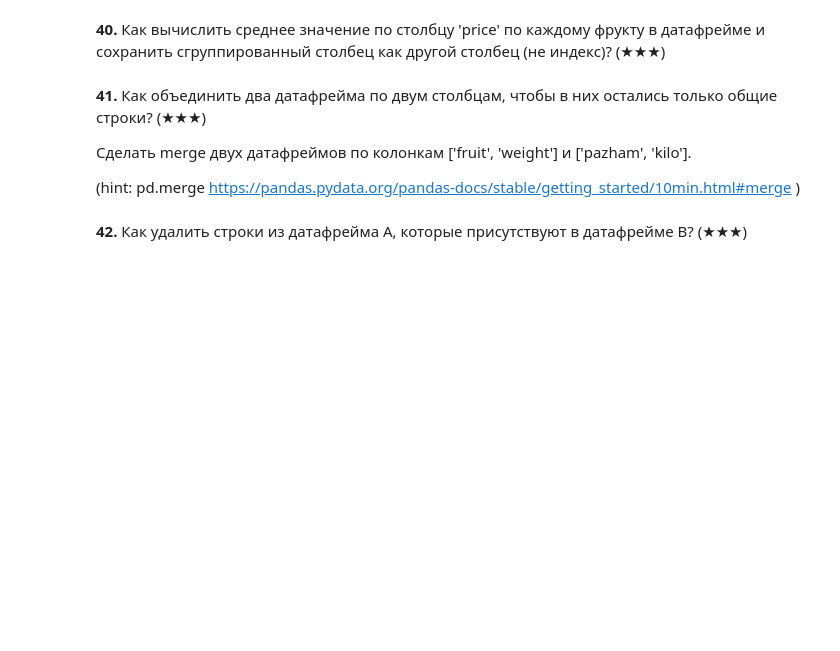
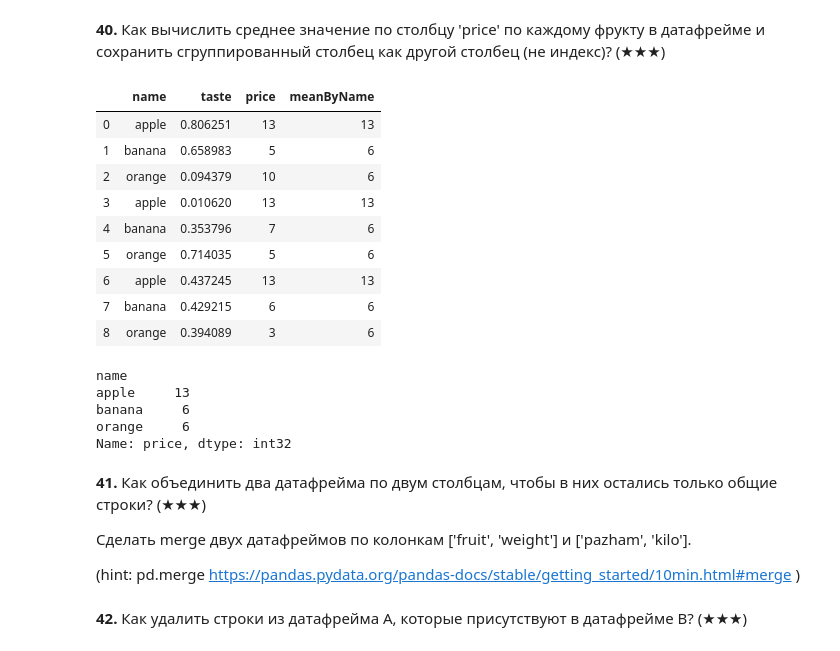
Before and after one commit to sarvensis/spython, a Jupyter notebook: semesterNo2/Homework1ML.ipynb, the cells around one changed output. Saved outputs shown, nothing was run; the diff lists cells and outputs as text; code cells hidden in the pictures; blank space fills up the shorter version.

```diff
--- a/semesterNo2/Homework1ML.ipynb
+++ b/semesterNo2/Homework1ML.ipynb
@@ -835,9 +889,28 @@ df = pd.DataFrame({'name': ['apple', 'banana', 'orange'] * 3,
 # %%
 df = pd.DataFrame({'name': ['apple', 'banana', 'orange'] * 3,
                    'taste': np.random.rand(9),
                    'price': np.random.randint(0, 15, 9)})
 
 #your code
+df['meanByName'] = df.groupby('name')['price'].transform('mean')
+display(df)
+df.groupby('name')['price'].mean()
+# %% [output]
+|  | name | taste | price | meanByName |
+| 0 | apple | 0.806251 | 13 | 13 |
+| 1 | banana | 0.658983 | 5 | 6 |
+| 2 | orange | 0.094379 | 10 | 6 |
+| 3 | apple | 0.010620 | 13 | 13 |
+| 4 | banana | 0.353796 | 7 | 6 |
+| 5 | orange | 0.714035 | 5 | 6 |
+| 6 | apple | 0.437245 | 13 | 13 |
+| 7 | banana | 0.429215 | 6 | 6 |
+| 8 | orange | 0.394089 | 3 | 6 |
+name
+apple     13
+banana     6
+orange     6
+Name: price, dtype: int32
 # %% [markdown]
 **41\.** Как объединить два датафрейма по двум столбцам, чтобы в них остались только общие строки?  (★★★)
 
```
Also changed, not shown: parts of 5 cells of this notebook.
